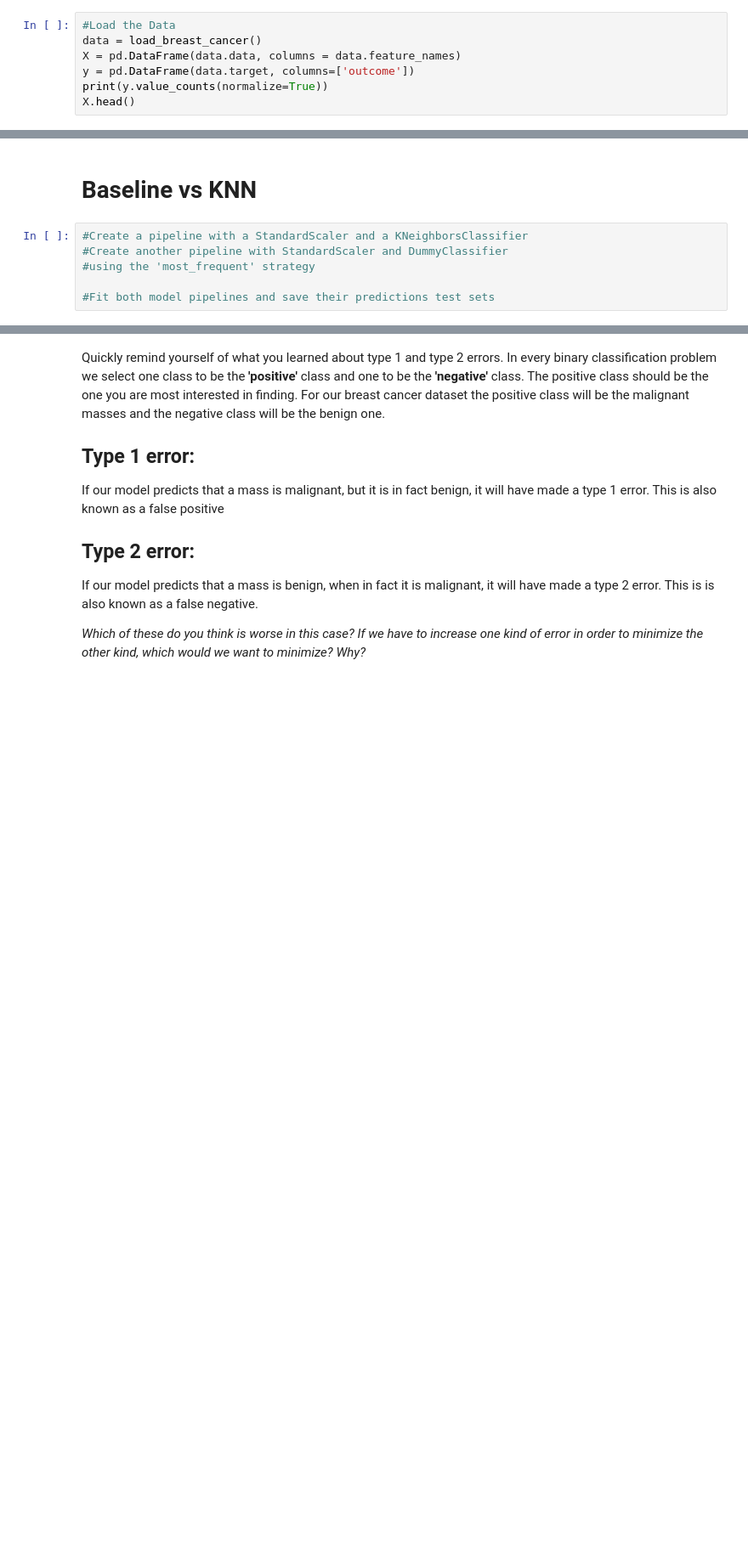
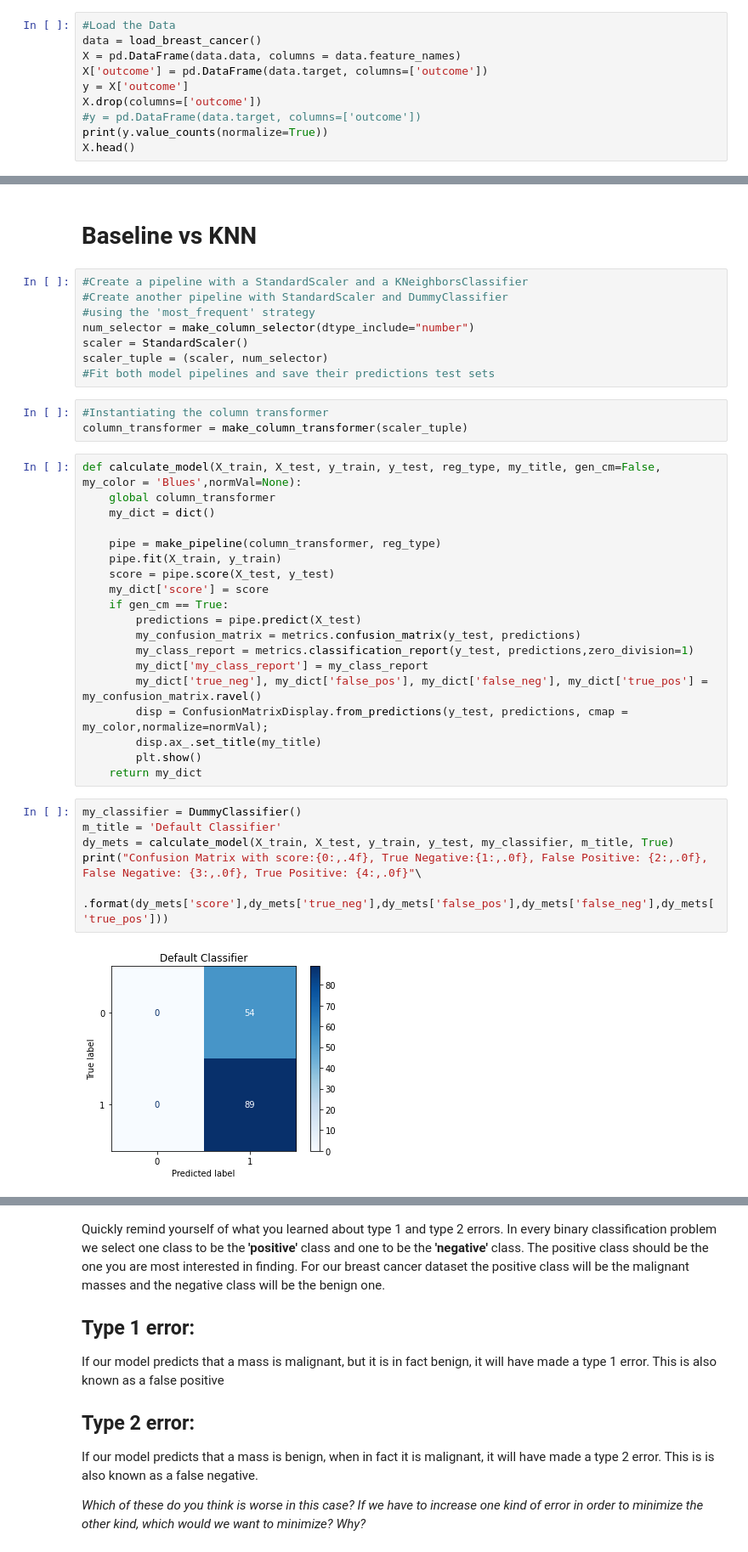
Before and after one commit to michaelakinosho/codingdojo, a Jupyter notebook: data-science-assignments/07 - Logistic Regression Regularization/Classification Metrics Exercise.ipynb, the cells around one changed output, grey strips where cells are left out. Shown at 85% size. Saved outputs shown, nothing was run; the diff lists cells and outputs as text; blank space fills up the shorter version.

Commit message:
Implementing KNN and Default Classification Metrics
Working on implementing KNN and Default Classification Metrics

```diff
--- a/data-science-assignments/07 - Logistic Regression Regularization/Classification Metrics Exercise.ipynb
+++ b/data-science-assignments/07 - Logistic Regression Regularization/Classification Metrics Exercise.ipynb
@@ -50,7 +56,10 @@ Our task will be to create a model that classifies a given mass as either benign
 #Load the Data
 data = load_breast_cancer()
 X = pd.DataFrame(data.data, columns = data.feature_names)
-y = pd.DataFrame(data.target, columns=['outcome'])
+X['outcome'] = pd.DataFrame(data.target, columns=['outcome'])
+y = X['outcome']
+X.drop(columns=['outcome'])
+#y = pd.DataFrame(data.target, columns=['outcome'])
 print(y.value_counts(normalize=True))
 X.head()
 # %% [output]
@@ -74,5 +82,37 @@ X_train, X_test, y_train, y_test = train_test_split(X, y, random_state = 42)
 #Create a pipeline with a StandardScaler and a KNeighborsClassifier
 #Create another pipeline with StandardScaler and DummyClassifier
 #using the 'most_frequent' strategy
-
+num_selector = make_column_selector(dtype_include="number")
+scaler = StandardScaler()
+scaler_tuple = (scaler, num_selector)
 #Fit both model pipelines and save their predictions test sets
+# %%
+#Instantiating the column transformer
+column_transformer = make_column_transformer(scaler_tuple)
+# %%
+def calculate_model(X_train, X_test, y_train, y_test, reg_type, my_title, gen_cm=False, my_color = 'Blues',normVal=None):
+    global column_transformer
+    my_dict = dict()
+
+    pipe = make_pipeline(column_transformer, reg_type)
+    pipe.fit(X_train, y_train)
+    score = pipe.score(X_test, y_test)
+    my_dict['score'] = score
+    if gen_cm == True:
+        predictions = pipe.predict(X_test)
+        my_confusion_matrix = metrics.confusion_matrix(y_test, predictions)
+        my_class_report = metrics.classification_report(y_test, predictions,zero_division=1)
+        my_dict['my_class_report'] = my_class_report
+        my_dict['true_neg'], my_dict['false_pos'], my_dict['false_neg'], my_dict['true_pos'] = my_confusion_matrix.ravel()
+        disp = ConfusionMatrixDisplay.from_predictions(y_test, predictions, cmap = my_color,normalize=normVal);
+        disp.ax_.set_title(my_title)
+        plt.show()
+    return my_dict
+# %%
+my_classifier = DummyClassifier()
+m_title = 'Default Classifier'
+dy_mets = calculate_model(X_train, X_test, y_train, y_test, my_classifier, m_title, True)
+print("Confusion Matrix with score:{0:,.4f}, True Negative:{1:,.0f}, False Positive: {2:,.0f}, False Negative: {3:,.0f}, True Positive: {4:,.0f}"\
+      .format(dy_mets['score'],dy_mets['true_neg'],dy_mets['false_pos'],dy_mets['false_neg'],dy_mets['true_pos']))
+# %% [output]
+[figure, added]
```
Also changed, not shown: parts of 16 cells of this notebook, 2 other files.
